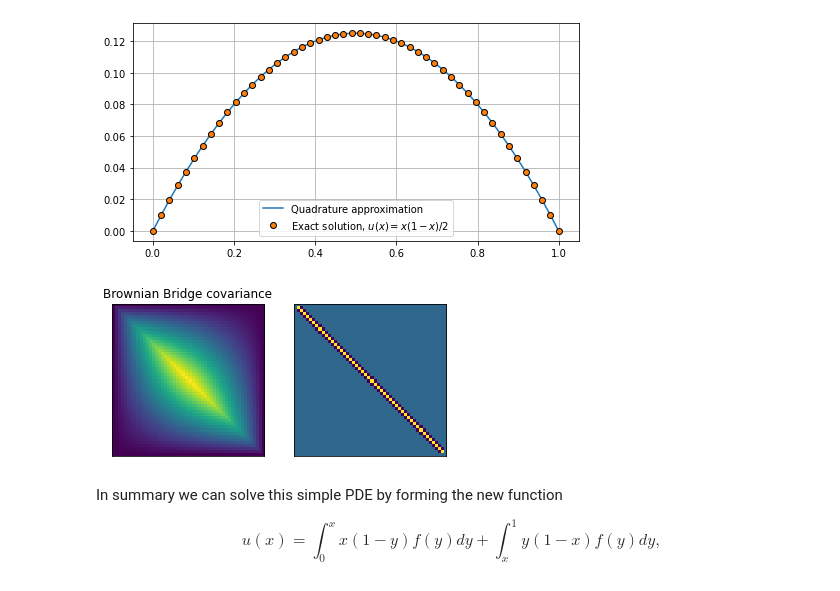
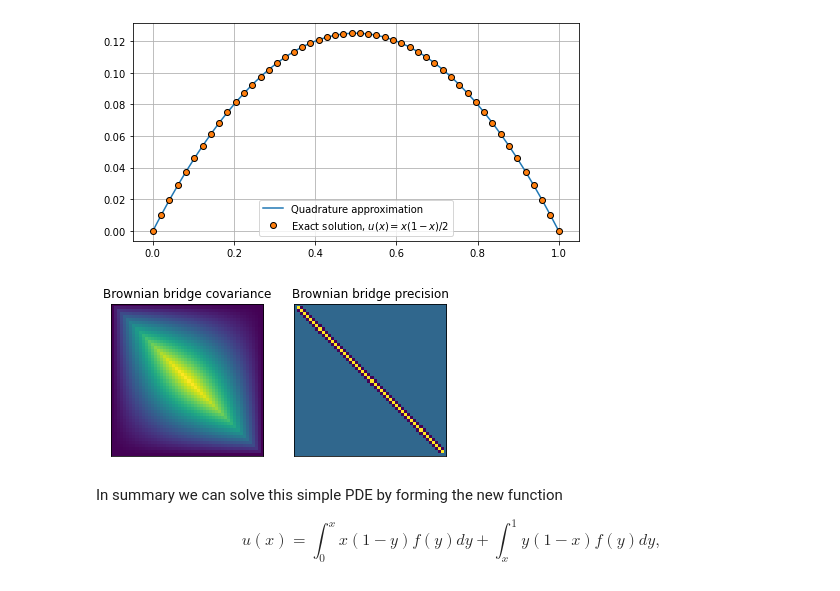
Before and after one commit to danieljtait/tenfem, a Jupyter notebook: examples/notebooks/pde_gp.ipynb, the cells around one changed output. Drawn from its saved outputs; the diff is of its cells as text; code cells hidden in the pictures.

```diff
--- a/examples/notebooks/pde_gp.ipynb
+++ b/examples/notebooks/pde_gp.ipynb
@@ -109,23 +119,24 @@ plt.show()
 # %%
 x1 = np.linspace(0., 1.)[:, None]
 x2 = np.linspace(0., 1.)[None, :]
 k = bb_kernel(x1, x2)
 kinv = np.zeros_like(k)
 kinv[1:-1, 1:-1] = np.linalg.inv(k[1:-1, 1:-1])
 fig, axes = plt.subplots(ncols=2)
 axes[0].imshow(k)
 axes[1].imshow(kinv)
 
-titles = []'Brownian Bridge covariance')
+titles = ['Brownian bridge covariance',
+          'Brownian bridge precision', ]
 
 
 for i, ax in enumerate(axes.ravel()):
     for method in [ax.set_xticks, ax.set_yticks]:
         method([])
     ax.set_title(titles[i])
 plt.show()
 # %% [output]
-[figure, old version]
+[figure, new version]
 # %% [markdown]
 In summary we can solve this simple PDE by forming the new function
 
```
Also changed, not shown: parts of 1 cell of this notebook.
